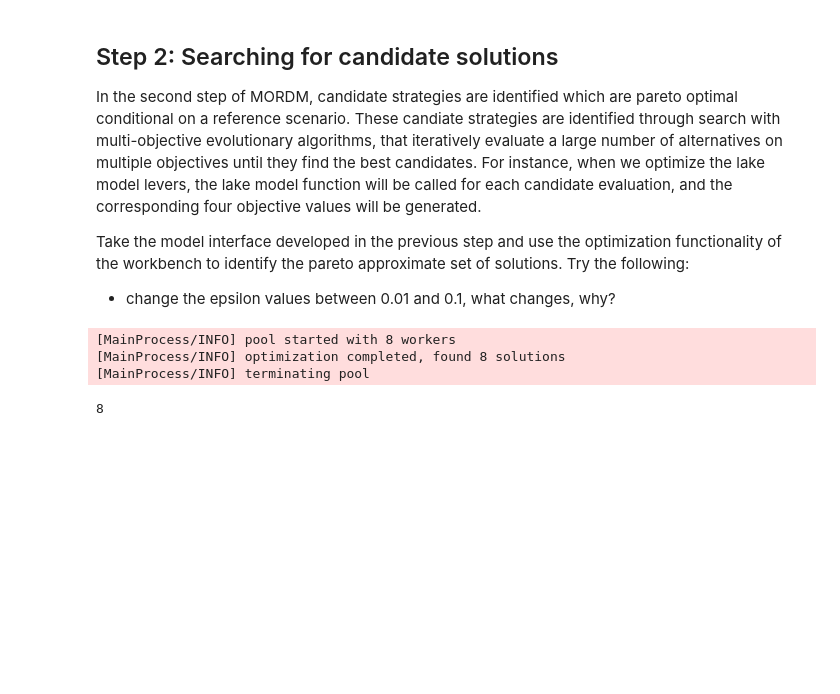
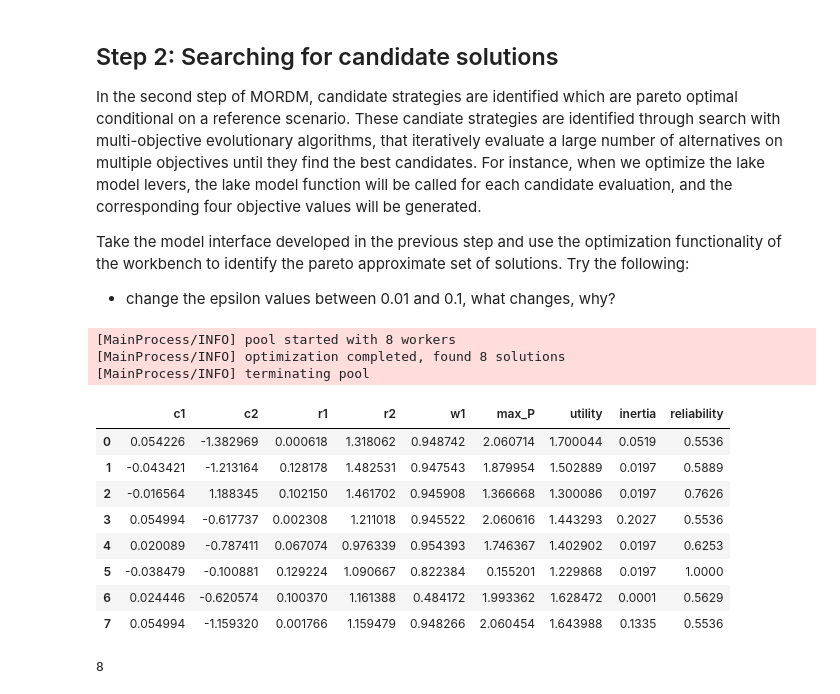
Before and after one commit to pollockDeVis/AI-Climate-Change-Tutorial, a Jupyter notebook: assignment 8 - model answer.ipynb, the cells around one changed output. Saved outputs shown, nothing was run; the diff lists cells and outputs as text; code cells hidden in the pictures; blank space fills up the shorter version.

```diff
--- a/assignment 8 - model answer.ipynb
+++ b/assignment 8 - model answer.ipynb
@@ -118,3 +116,15 @@ results1.to_csv('results.csv')
+# %%
+results1
+# %% [output]
+|  | c1 | c2 | r1 | r2 | w1 | max_P | utility | inertia | reliability |
+| 0 | 0.054226 | -1.382969 | 0.000618 | 1.318062 | 0.948742 | 2.060714 | 1.700044 | 0.0519 | 0.5536 |
+| 1 | -0.043421 | -1.213164 | 0.128178 | 1.482531 | 0.947543 | 1.879954 | 1.502889 | 0.0197 | 0.5889 |
+| 2 | -0.016564 | 1.188345 | 0.102150 | 1.461702 | 0.945908 | 1.366668 | 1.300086 | 0.0197 | 0.7626 |
+| 3 | 0.054994 | -0.617737 | 0.002308 | 1.211018 | 0.945522 | 2.060616 | 1.443293 | 0.2027 | 0.5536 |
+| 4 | 0.020089 | -0.787411 | 0.067074 | 0.976339 | 0.954393 | 1.746367 | 1.402902 | 0.0197 | 0.6253 |
+| 5 | -0.038479 | -0.100881 | 0.129224 | 1.090667 | 0.822384 | 0.155201 | 1.229868 | 0.0197 | 1.0000 |
+| 6 | 0.024446 | -0.620574 | 0.100370 | 1.161388 | 0.484172 | 1.993362 | 1.628472 | 0.0001 | 0.5629 |
+| 7 | 0.054994 | -1.159320 | 0.001766 | 1.159479 | 0.948266 | 2.060454 | 1.643988 | 0.1335 | 0.5536 |
 # %%
 len(policies)
 # %% [output]
```
Also changed, not shown: parts of 1 cell of this notebook, 1 other file.
